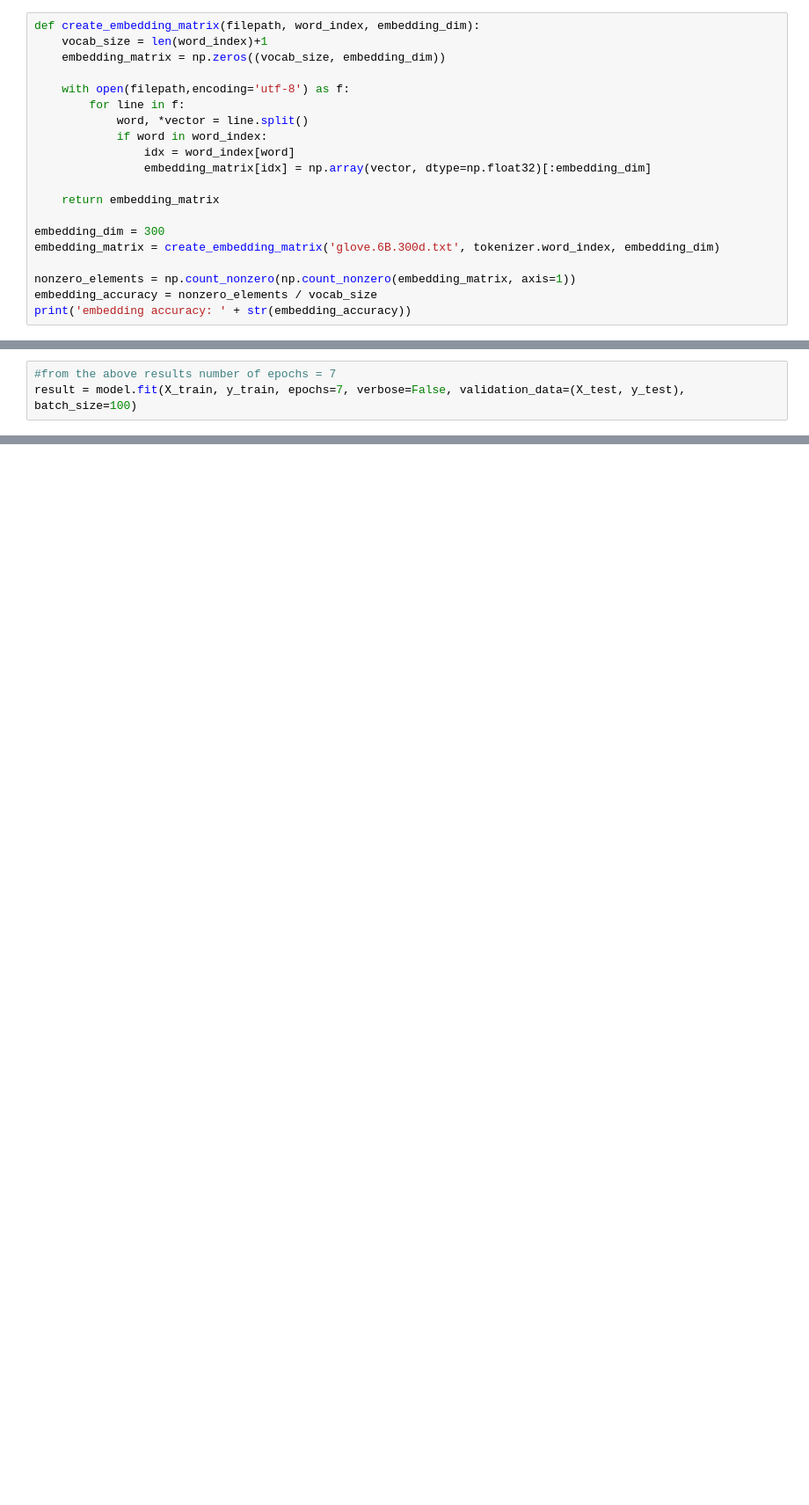
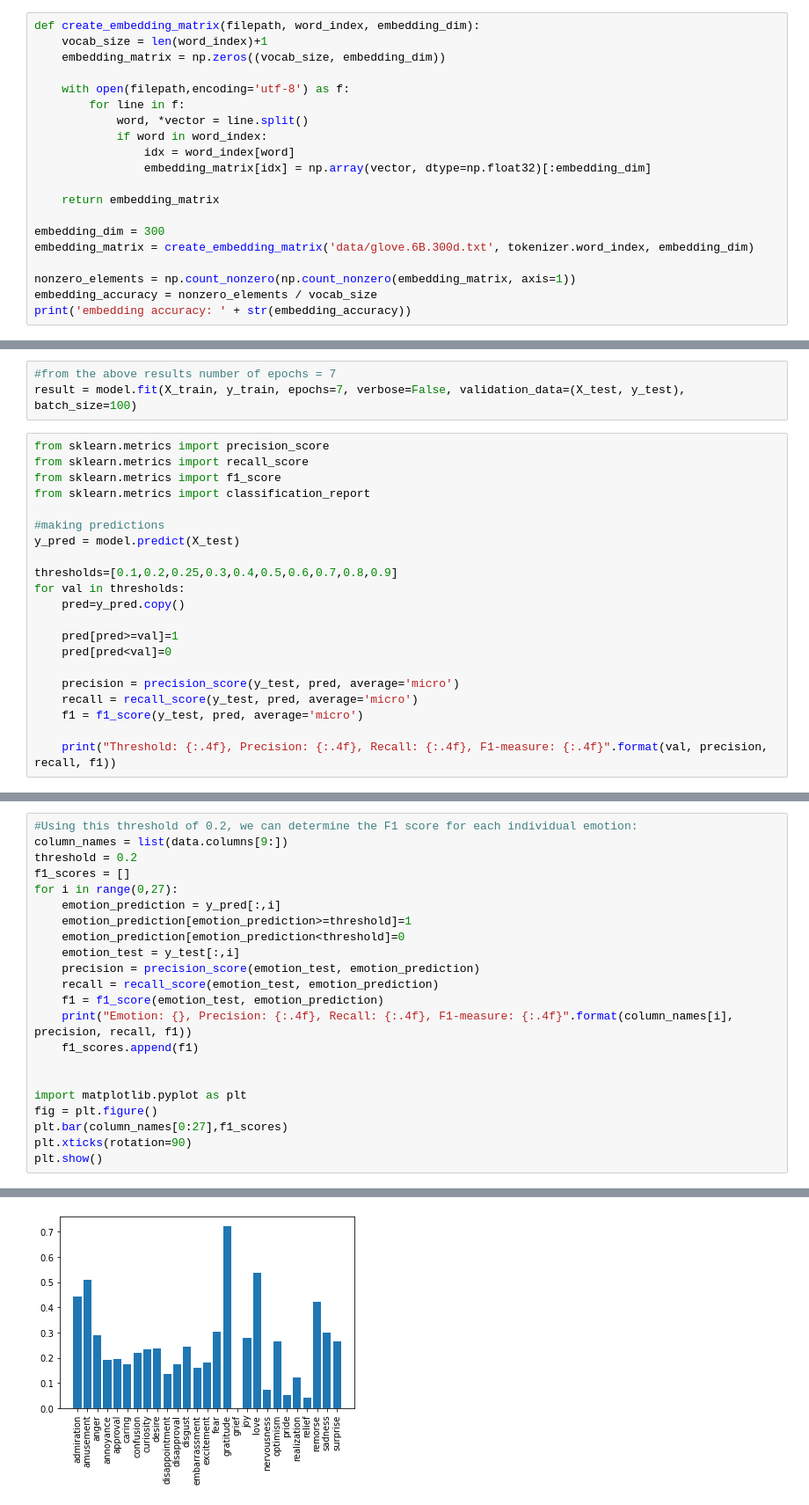
Before and after one commit to NadyaTambunan/Multi-label_Emotion_Classification, a Jupyter notebook: Code/Twinkle_Multi_label_Emotion_Classification.ipynb, the cells around one changed output, grey strips where cells are left out. Shown at 88% size. Saved outputs shown, nothing was run; the diff lists cells and outputs as text; blank space fills up the shorter version.

```diff
--- a/Code/Twinkle_Multi_label_Emotion_Classification.ipynb
+++ b/Code/Twinkle_Multi_label_Emotion_Classification.ipynb
@@ -253,7 +253,7 @@ def create_embedding_matrix(filepath, word_index, embedding_dim):
     return embedding_matrix
 
 embedding_dim = 300
-embedding_matrix = create_embedding_matrix('glove.6B.300d.txt', tokenizer.word_index, embedding_dim)
+embedding_matrix = create_embedding_matrix('data/glove.6B.300d.txt', tokenizer.word_index, embedding_dim)
 
 nonzero_elements = np.count_nonzero(np.count_nonzero(embedding_matrix, axis=1))
 embedding_accuracy = nonzero_elements / vocab_size
@@ -316,3 +316,24 @@ Epoch 15/15
 # %%
 #from the above results number of epochs = 7
 result = model.fit(X_train, y_train, epochs=7, verbose=False, validation_data=(X_test, y_test), batch_size=100)
+# %%
+from sklearn.metrics import precision_score
+from sklearn.metrics import recall_score
+from sklearn.metrics import f1_score
+from sklearn.metrics import classification_report
+
+#making predictions
+y_pred = model.predict(X_test)
+
+thresholds=[0.1,0.2,0.25,0.3,0.4,0.5,0.6,0.7,0.8,0.9]
+for val in thresholds:
+    pred=y_pred.copy()
+
+    pred[pred>=val]=1
+    pred[pred<val]=0
+
+    precision = precision_score(y_test, pred, average='micro')
+    recall = recall_score(y_test, pred, average='micro')
+    f1 = f1_score(y_test, pred, average='micro')
+
+    print("Threshold: {:.4f}, Precision: {:.4f}, Recall: {:.4f}, F1-measure: {:.4f}".format(val, precision, recall, f1))
@@ -318,0 +351,23 @@ result = model.fit(X_train, y_train, epochs=7, verbose=False, validation_data=(X
+# %%
+#Using this threshold of 0.2, we can determine the F1 score for each individual emotion:
+column_names = list(data.columns[9:])
+threshold = 0.2
+f1_scores = []
+for i in range(0,27):
+    emotion_prediction = y_pred[:,i]
+    emotion_prediction[emotion_prediction>=threshold]=1
+    emotion_prediction[emotion_prediction<threshold]=0
+    emotion_test = y_test[:,i]
+    precision = precision_score(emotion_test, emotion_prediction)
+    recall = recall_score(emotion_test, emotion_prediction)
+    f1 = f1_score(emotion_test, emotion_prediction)
+    print("Emotion: {}, Precision: {:.4f}, Recall: {:.4f}, F1-measure: {:.4f}".format(column_names[i], precision, recall, f1))
+    f1_scores.append(f1)
+
+
+import matplotlib.pyplot as plt
+fig = plt.figure()
+plt.bar(column_names[0:27],f1_scores)
+plt.xticks(rotation=90)
+plt.show()
+# %% [output]
@@ -318,0 +391 @@ result = model.fit(X_train, y_train, epochs=7, verbose=False, validation_data=(X
+[figure, added]
```
Also changed, not shown: parts of 3 cells of this notebook, 4 other files.
